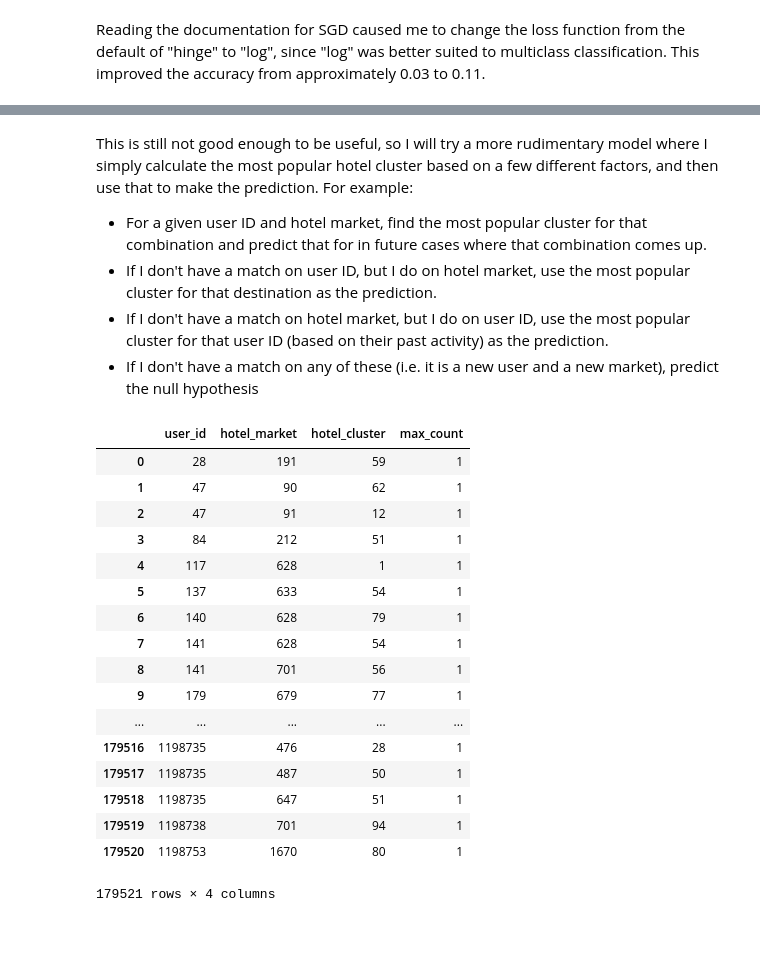
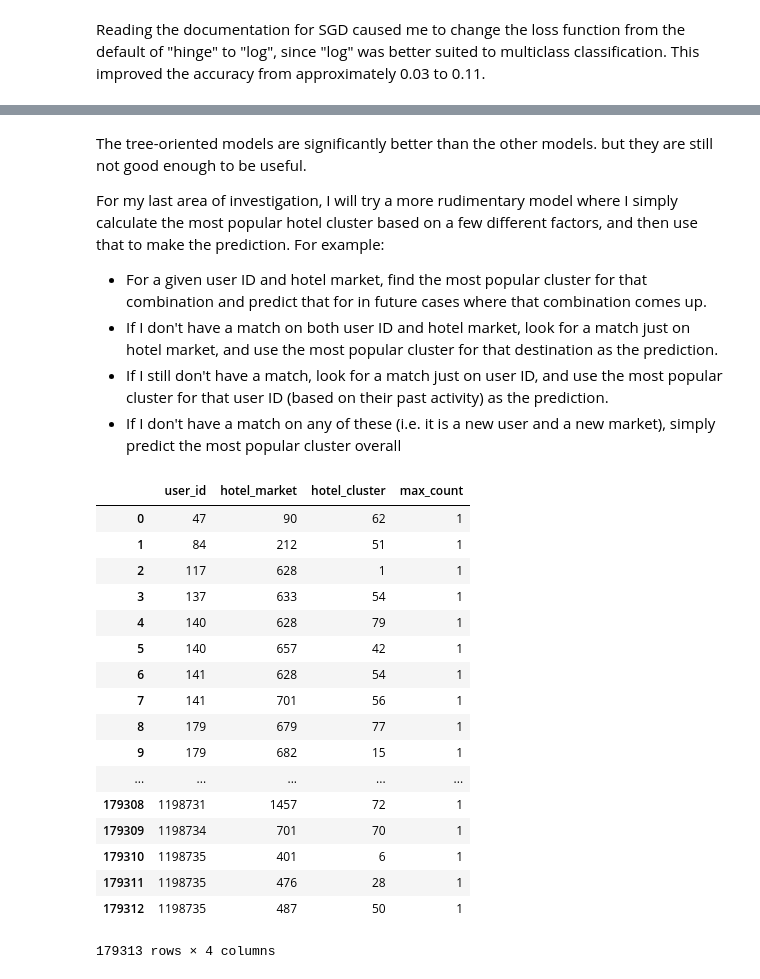
Before and after one commit to Bri-Will/class-project, a Jupyter notebook: Expedia_paper.ipynb, the cells around one changed output, grey strips where cells are left out. Drawn from its saved outputs; the diff is of its cells as text; code cells hidden in the pictures; blank space fills up the shorter version.

```diff
--- a/Expedia_paper.ipynb
+++ b/Expedia_paper.ipynb
@@ -494,30 +542,25 @@ Reading the documentation for SGD caused me to change the loss function from the
 # %% [markdown]
-This is still not good enough to be useful, so I will try a more rudimentary model where I simply calculate the most popular hotel cluster based on a few different factors, and then use that to make the prediction. For example:
+The tree-oriented models are significantly better than the other models. but they are still not good enough to be useful.
+
+For my last area of investigation, I will try a more rudimentary model where I simply calculate the most popular hotel cluster based on a few different factors, and then use that to make the prediction. For example:
 
 - For a given user ID and hotel market, find the most popular cluster for that combination and predict that for in future cases where that combination comes up.
-- If I don't have a match on user ID, but I do on hotel market, use the most popular cluster for that destination as the prediction.
-- If I don't have a match on hotel market, but I do on user ID, use the most popular cluster for that user ID (based on their past activity) as the prediction.
-- If I don't have a match on any of these (i.e. it is a new user and a new market), predict the null hypothesis
+- If I don't have a match on both user ID and hotel market, look for a match just on hotel market, and use the most popular cluster for that destination as the prediction.
+- If I still don't have a match, look for a match just on user ID, and use the most popular cluster for that user ID (based on their past activity) as the prediction.
+- If I don't have a match on any of these (i.e. it is a new user and a new market), simply predict the most popular cluster overall
+# %%
+X_train = X_train.join(y_train) # This puts hotel_cluster back  with user ID and hotel market to I can calculate the most popular clusters
 # %%
 from pandasql import sqldf
 
 pysqldf = lambda q: sqldf(q, globals())
-
-# create reduced feature matrix X
-feature_cols = ['user_id', 'hotel_market', 'is_booking', 'hotel_cluster']
-
-X = small_train[feature_cols]
-y = small_train['hotel_cluster'] # we actually don't use this since we're not feeding it into a model
-
-# split the data so we're only find the most frequent values on the split training data
-X_train, X_test, y_train, y_test = train_test_split(X, y)
 
 # Find most commong hotel_cluster for a specific user and hotel market in the split training data
 q = """
 SELECT
 sub.user_id, sub.hotel_market, sub.hotel_cluster, MAX(sub.cluster_count) as max_count
 FROM
-(SELECT user_id, hotel_market, hotel_cluster, SUM(is_booking) AS cluster_count
+(SELECT user_id, hotel_market, hotel_cluster, SUM(1) AS cluster_count
 FROM X_train
 GROUP BY
 user_id, hotel_market, hotel_cluster) sub
@@ -531,52 +574,52 @@ user_market_cluster = pysqldf(q) # Execute the query and assign the results to a
 q = """
 SELECT
 sub.user_id, sub.hotel_cluster, MAX(sub.cluster_count) as max_count
 FROM
-(SELECT user_id, hotel_cluster, SUM(is_booking) AS cluster_count
+(SELECT user_id, hotel_cluster, SUM(1) AS cluster_count
 FROM X_train
 GROUP BY
 user_id, hotel_cluster) sub
 GROUP BY
 sub.user_id
 """
 
 user_cluster = pysqldf(q) # Execute the query and assign the results to a new dataframe
 
 # Finally, find the most common cluster for each specific hotel_market
 q = """
 SELECT
 sub.hotel_market, sub.hotel_cluster, MAX(sub.cluster_count) as max_count
 FROM
-(SELECT hotel_market, hotel_cluster, SUM(is_booking) AS cluster_count
+(SELECT hotel_market, hotel_cluster, SUM(1) AS cluster_count
 FROM X_train
 GROUP BY
 hotel_market, hotel_cluster) sub
 GROUP BY
 sub.hotel_market
 """
 
 market_cluster = pysqldf(q) # Execute the query and assign the results to a new dataframe
 
 user_market_cluster # show what the new dataframe looks like
 # %% [output]
 |  | user_id | hotel_market | hotel_cluster | max_count |
-| 0 | 28 | 191 | 59 | 1 |
-| 1 | 47 | 90 | 62 | 1 |
-| 2 | 47 | 91 | 12 | 1 |
-| 3 | 84 | 212 | 51 | 1 |
-| 4 | 117 | 628 | 1 | 1 |
-| 5 | 137 | 633 | 54 | 1 |
-| 6 | 140 | 628 | 79 | 1 |
-| 7 | 141 | 628 | 54 | 1 |
-| 8 | 141 | 701 | 56 | 1 |
-| 9 | 179 | 679 | 77 | 1 |
+| 0 | 47 | 90 | 62 | 1 |
+| 1 | 84 | 212 | 51 | 1 |
+| 2 | 117 | 628 | 1 | 1 |
+| 3 | 137 | 633 | 54 | 1 |
+| 4 | 140 | 628 | 79 | 1 |
+| 5 | 140 | 657 | 42 | 1 |
+| 6 | 141 | 628 | 54 | 1 |
+| 7 | 141 | 701 | 56 | 1 |
+| 8 | 179 | 679 | 77 | 1 |
+| 9 | 179 | 682 | 15 | 1 |
 | ... | ... | ... | ... | ... |
-| 179516 | 1198735 | 476 | 28 | 1 |
-| 179517 | 1198735 | 487 | 50 | 1 |
-| 179518 | 1198735 | 647 | 51 | 1 |
-| 179519 | 1198738 | 701 | 94 | 1 |
-| 179520 | 1198753 | 1670 | 80 | 1 |
+| 179308 | 1198731 | 1457 | 72 | 1 |
+| 179309 | 1198734 | 701 | 70 | 1 |
+| 179310 | 1198735 | 401 | 6 | 1 |
+| 179311 | 1198735 | 476 | 28 | 1 |
+| 179312 | 1198735 | 487 | 50 | 1 |
-179521 rows × 4 columns
+179313 rows × 4 columns
 # %%
 # Now we'll predict the hotel cluster on the test data by looking up the most frequent hotel
 # cluster in the tables created earlier
```
Also changed, not shown: parts of 12 cells of this notebook.
